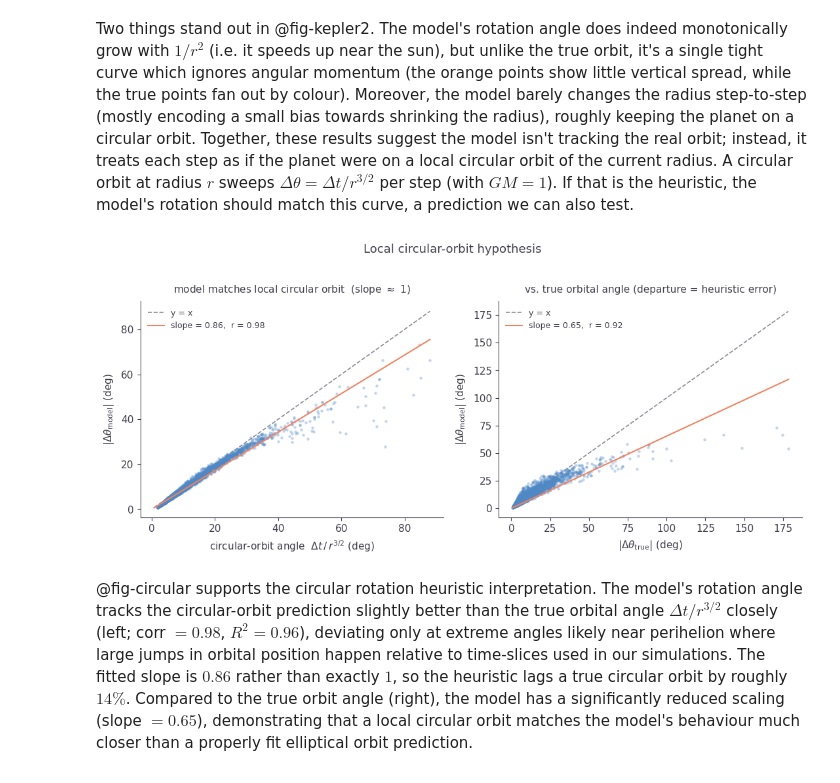
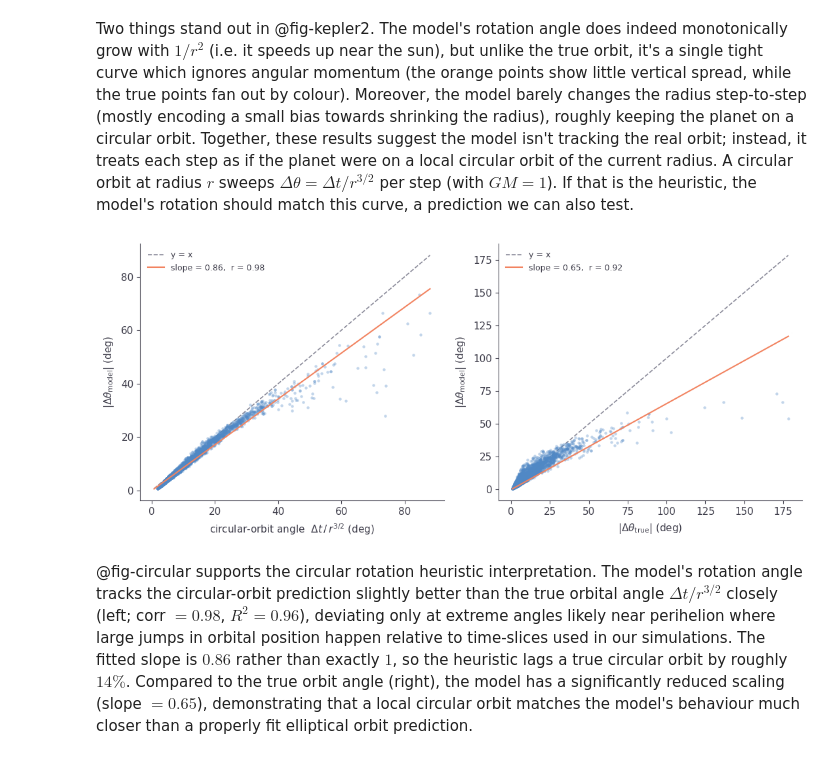
Before and after one commit to Arcadia-Science/world-model-orbits, a Jupyter notebook: index.ipynb, the cells around one changed output. Drawn from its saved outputs; the diff is of its cells as text; code cells hidden in the pictures.

```diff
--- a/index.ipynb
+++ b/index.ipynb
@@ -181,6 +181,5 @@ for ax, mv, ev, label in [(axes[0], mv_2,   ev_2,   'context length = 2'),
     ax.plot([lo, hi], [lo, hi], 'k--', lw=1, label='y = x')
     ax.scatter(mv, ev, s=16, c='tab:blue', alpha=0.7, label=f'rel. err = {err:.0e}')
     ax.set_xlabel('model forward output'); ax.set_ylabel('ELM reconstruction')
-    ax.set_title(label); ax.legend(fontsize=9)
 fig.tight_layout(); plt.show()
 # %% [output]
@@ -451,7 +447,6 @@ ax.scatter(inv_r2, am, s=6, alpha=0.5, color='#FFB347', marker='.',
            label=f"model  (corr w/ $1/r^2$ {behav['kepler2_corr_model']:.2f})")
 cb = fig.colorbar(sc, ax=ax); cb.set_label(r'$L_z\,\Delta t = \mathbf{r}_t \times (\mathbf{r}_t - \mathbf{r}_{t-1})$')
 ax.set_xlabel(r'$1/|\mathbf{r}_t|^2$'); ax.set_ylabel('per-step angle (deg)')
-ax.set_title(r"Kepler's 2nd law: true fans out with $L_z\,\Delta t$, model doesn't")
 ax.legend(fontsize=8, loc='upper left')
 
 # Right — radial breathing
@@ -462,7 +457,6 @@ ax.plot([lo, hi], [lo, hi], 'k--', lw=1, label='y = x', zorder=1)
 ax.axhline(0, color='gray', lw=0.7, zorder=1)
 ax.scatter(dtr, dmr, s=10, alpha=0.35, color='tab:red', zorder=2)
 ax.set_xlabel(r'true radius change  $\Delta r$'); ax.set_ylabel(r'model radius change')
-ax.set_title(f"Radial breathing: model keeps r fixed (corr {behav['dr_corr']:.2f})")
 ax.legend(fontsize=8)
 
 fig.tight_layout(); plt.show()
@@ -493,37 +487,34 @@ for ax, xdata, ydata, corr, slope, xlabel, title in [
      r'circular-orbit angle  $\Delta t\,/\,r^{3/2}$ (deg)',
      r'model matches local circular orbit  (slope $\approx$ 1)'),
     (axes[1], at_m, am_m, corr_beh, slope_beh,
      r'$|\Delta\theta_{\text{true}}|$ (deg)',
      'vs. true orbital angle (departure = heuristic error)'),
 ]:
     lo = float(min(xdata.min(), ydata.min()))
     hi = float(max(xdata.max(), ydata.max()))
     xs = np.linspace(lo, hi, 100)
 
     # light grid
     ax.set_axisbelow(True)
 
     # reference lines
     ax.plot([lo, hi], [lo, hi], color=ARC_DIAG, lw=1.2,
             ls='--', label='y = x', zorder=1)
     ax.plot(xs, slope * xs, color=ARC_CORAL, lw=1.5,
             label=f'slope = {slope:.2f},  r = {corr:.2f}', zorder=3)
 
     # scatter
     ax.scatter(xdata, ydata, s=10, alpha=0.35,
                color=ARC_VIBE, linewidths=0, zorder=2)
 
     ax.set_xlabel(xlabel, labelpad=6)
     ax.set_ylabel(r'$|\Delta\theta_{\text{model}}|$ (deg)', labelpad=6)
-    ax.set_title(title, pad=10, fontsize=11)
     ax.legend(fontsize=9, frameon=False)
 
-fig.suptitle('Local circular-orbit hypothesis', fontsize=13,
-             color=ARC_SLATE, y=1.02)
 fig.tight_layout()
 plt.show()
 # %% [output]
-[figure, old version]
+[figure, new version]
 # %% [markdown]
 @fig-circular supports the circular rotation heuristic interpretation. The model's rotation angle tracks the circular-orbit prediction slightly better than the true orbital angle $\Delta t / r^{3/2}$ closely (left; corr $= 0.98$, $R^2 = 0.96$), deviating only at extreme angles likely near perihelion where large jumps in orbital position happen relative to time-slices used in our simulations. The fitted slope is $0.86$ rather than exactly $1$, so the heuristic lags a true circular orbit by roughly $14\%$. Compared to the true orbit angle (right), the model has a significantly reduced scaling (slope $= 0.65$), demonstrating that a local circular orbit matches the model's behaviour much closer than a properly fit elliptical orbit prediction.
 
```
Also changed, not shown: parts of 20 cells of this notebook.
